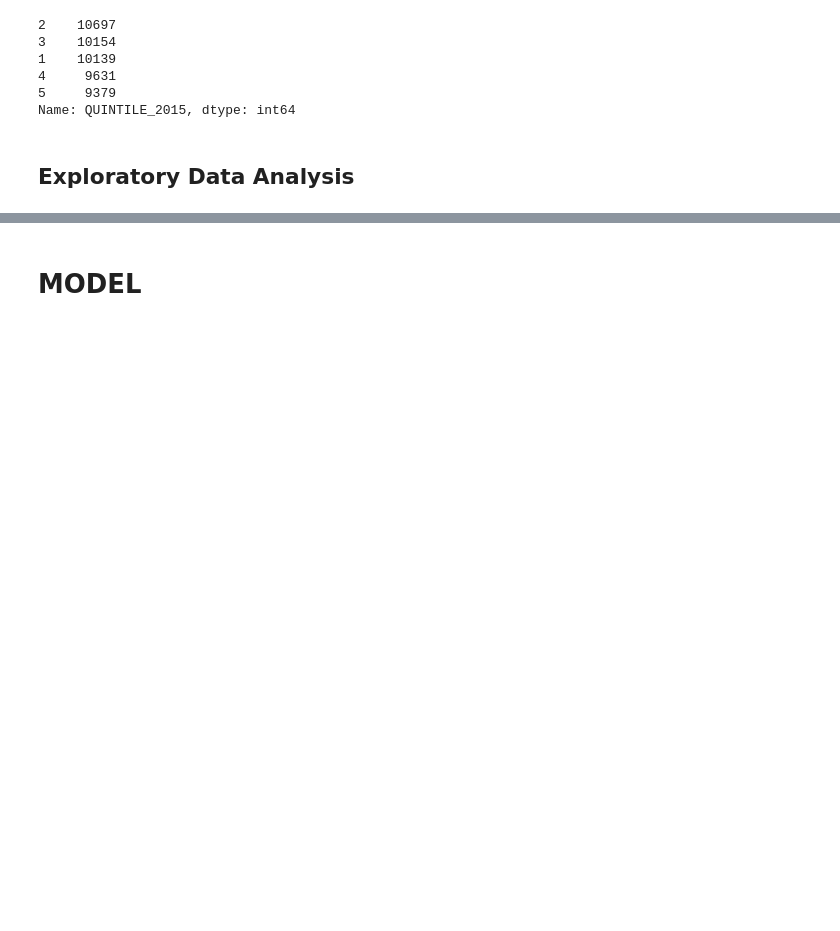
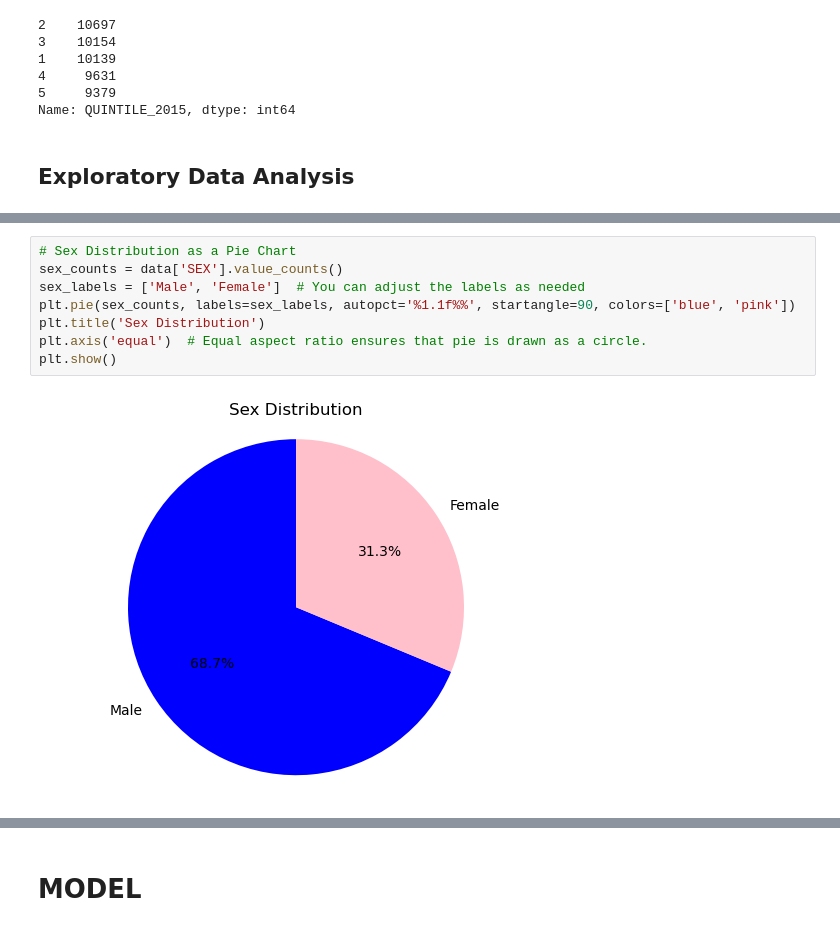
Before and after one commit to ADEYEMIBolaji/BIP_kaggle_challenge, a Jupyter notebook: bip-challenge-group-12.ipynb, the cells around one changed output, grey strips where cells are left out. Saved outputs shown, nothing was run; the diff lists cells and outputs as text; blank space fills up the shorter version.

```diff
--- a/bip-challenge-group-12.ipynb
+++ b/bip-challenge-group-12.ipynb
@@ -1737,0 +1709,10 @@ Name: QUINTILE_2015, dtype: int64
+# %%
+# Sex Distribution as a Pie Chart
+sex_counts = data['SEX'].value_counts()
+sex_labels = ['Male', 'Female']  # You can adjust the labels as needed
+plt.pie(sex_counts, labels=sex_labels, autopct='%1.1f%%', startangle=90, colors=['blue', 'pink'])
+plt.title('Sex Distribution')
+plt.axis('equal')  # Equal aspect ratio ensures that pie is drawn as a circle.
+plt.show()
+# %% [output]
+[figure, added]
```
Also changed, not shown: parts of 57 cells of this notebook.
